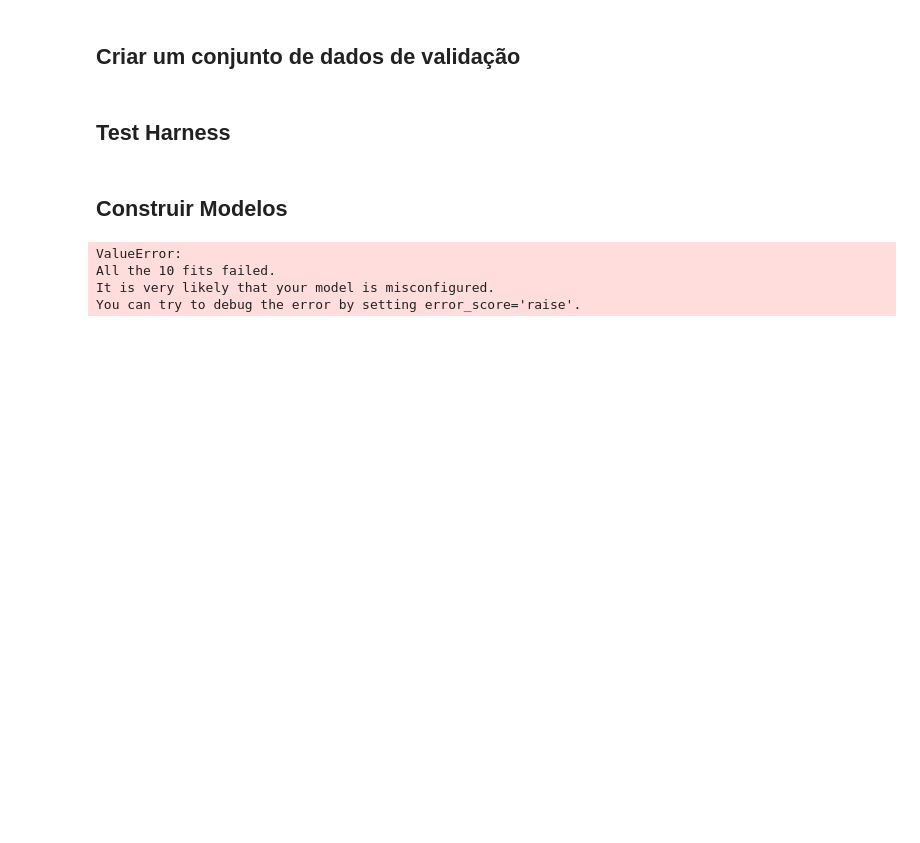
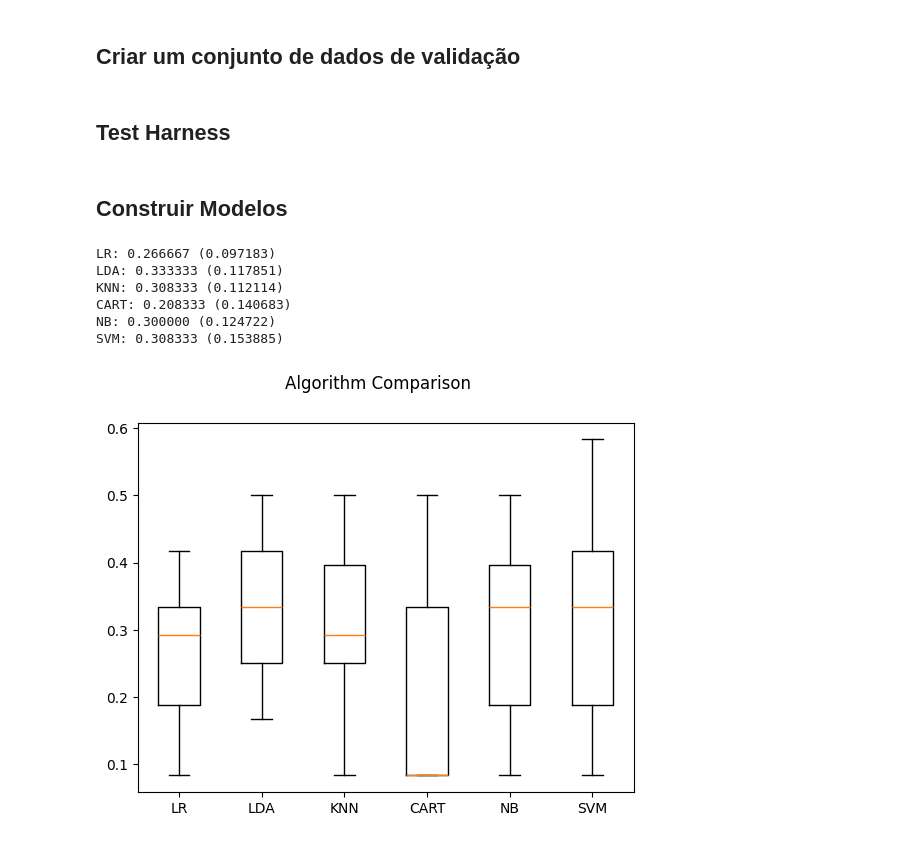
Before and after one commit to jorgearaujo81/projeto-machine-learning, a Jupyter notebook: projeto_machine_learning.ipynb, the cells around one changed output. Drawn from its saved outputs; the diff is of its cells as text; code cells hidden in the pictures; blank space fills up the shorter version.

```diff
--- a/projeto_machine_learning.ipynb
+++ b/projeto_machine_learning.ipynb
@@ -143,31 +168,42 @@ X_train, X_validation, Y_train, Y_validation = model_selection.train_test_split(
 # Test options and evaluation metric
 seed = 7  # Define uma semente para o gerador de números aleatórios.
 scoring = 'accuracy'  # Define a métrica de avaliação dos modelos de classificação.
-kfold = KFold(n_splits=10, random_state=seed,shuffle=True)  # Define o número de folds para a validação cruzada.
+#kfold = KFold(n_splits=10, random_state=seed,shuffle=True)  # Define o número de folds para a validação cruzada.
 # %% [markdown]
 ## Construir Modelos
 # %%
 # Spot Check Algorithms
-models = []  # Cria uma lista vazia para armazenar os modelos de classificação.
-models.append(('LR', LogisticRegression(solver='liblinear', multi_class='ovr')))  # Adiciona um modelo de regressão logística à lista.
-models.append(('LDA', LinearDiscriminantAnalysis()))  # Adiciona um modelo de análise discriminante linear à lista.
-models.append(('KNN', KNeighborsClassifier()))  # Adiciona um modelo k-vizinhos mais próximos à lista.
-models.append(('CART', DecisionTreeClassifier()))  # Adiciona um modelo de árvore de decisão à lista.
-models.append(('NB', GaussianNB()))  # Adiciona um modelo Naive Bayes Gaussiano à lista.
-models.append(('SVM', SVC(gamma='auto')))  # Adiciona um modelo de máquina de vetores de suporte à lista.
-
+models = []
+models.append(('LR', LogisticRegression(solver='liblinear', multi_class='ovr')))
+models.append(('LDA', LinearDiscriminantAnalysis()))
+models.append(('KNN', KNeighborsClassifier()))
+models.append(('CART', DecisionTreeClassifier()))
+models.append(('NB', GaussianNB()))
+models.append(('SVM', SVC(gamma='auto')))
 # evaluate each model in turn
-results = []  # Cria uma lista vazia para armazenar os resultados da avaliação dos modelos.
-names = []  # Cria uma lista vazia para armazenar os nomes dos modelos.
-
-for name, model in models:  # Itera sobre os modelos da lista.
-    cv_results = cross_val_score(model, X_train, Y_train, cv=kfold, scoring=scoring)  # Executa a validação cruzada para o modelo atual.
-    results.append(cv_results)  # Adiciona os resultados da validação cruzada à lista de resultados.
-    names.append(name)  # Adiciona o nome do modelo à lista de nomes.
-    msg = "%s: %f (%f)" % (name, cv_results.mean(), cv_results.std())  # Exibe o nome do modelo, a média e o desvio padrão dos resultados da validação cruzada.
-    print(msg)
+results = []
+names = []
+for name, model in models:
+   kfold = model_selection.KFold(n_splits=10, shuffle=True, random_state=seed)
+   cv_results = model_selection.cross_val_score(model, X_train, Y_train, cv=kfold, scoring=scoring)
+   results.append(cv_results)
+   names.append(name)
+   msg = "%s: %f (%f)" % (name, cv_results.mean(), cv_results.std())
+   print(msg)
 # %% [output]
-ValueError:
-All the 10 fits failed.
-It is very likely that your model is misconfigured.
-You can try to debug the error by setting error_score='raise'.
+LR: 0.266667 (0.097183)
+LDA: 0.333333 (0.117851)
+KNN: 0.308333 (0.112114)
+CART: 0.208333 (0.140683)
+NB: 0.300000 (0.124722)
+SVM: 0.308333 (0.153885)
+# %%
+# Compare Algorithms
+fig = plt.figure()
+fig.suptitle('Algorithm Comparison')
+ax = fig.add_subplot(111)
+plt.boxplot(results)
+ax.set_xticklabels(names)
+plt.show()
+# %% [output]
+[figure, added]
```
Also changed, not shown: parts of 6 cells of this notebook, 1 other file.
